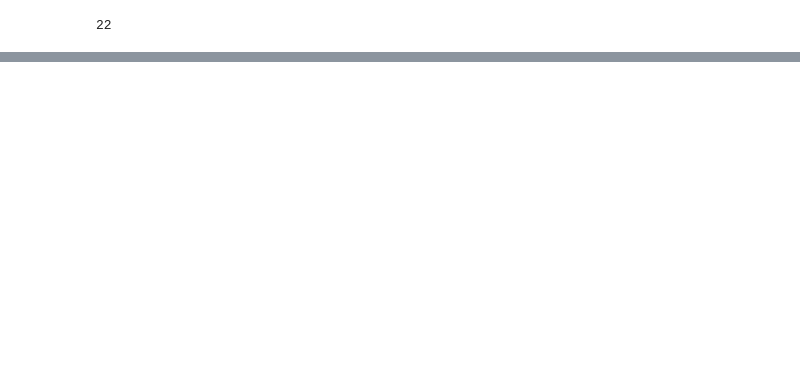
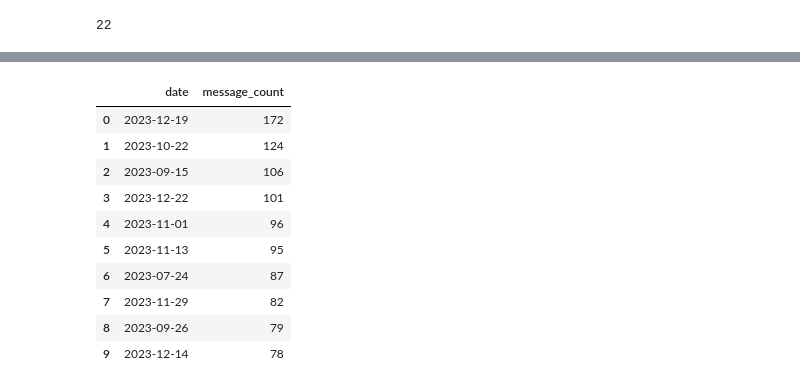
Before and after one commit to Agnes-Kalunda/chat-analysis, a Jupyter notebook: main.ipynb, the cells around one changed output, grey strips where cells are left out. Drawn from its saved outputs; the diff is of its cells as text; code cells hidden in the pictures; blank space fills up the shorter version.

```diff
--- a/main.ipynb
+++ b/main.ipynb
@@ -99,0 +169,17 @@ df['date'] = df['date_time'].apply(lambda x: x.date())
+# %%
+top10days = df1.sort_values(by="message_count", ascending=False).head(10)    # Sort values according to the number of messages per day.
+top10days.reset_index(inplace=True)           # reset index in order.
+top10days.drop(columns="index", inplace=True) # dropping original indices.
+top10days
+# %% [output]
+|  | date | message_count |
+| 0 | 2023-12-19 | 172 |
+| 1 | 2023-10-22 | 124 |
+| 2 | 2023-09-15 | 106 |
+| 3 | 2023-12-22 | 101 |
+| 4 | 2023-11-01 | 96 |
+| 5 | 2023-11-13 | 95 |
+| 6 | 2023-07-24 | 87 |
+| 7 | 2023-11-29 | 82 |
+| 8 | 2023-09-26 | 79 |
+| 9 | 2023-12-14 | 78 |
```
Also changed, not shown: parts of 7 cells of this notebook, 1 other file.
